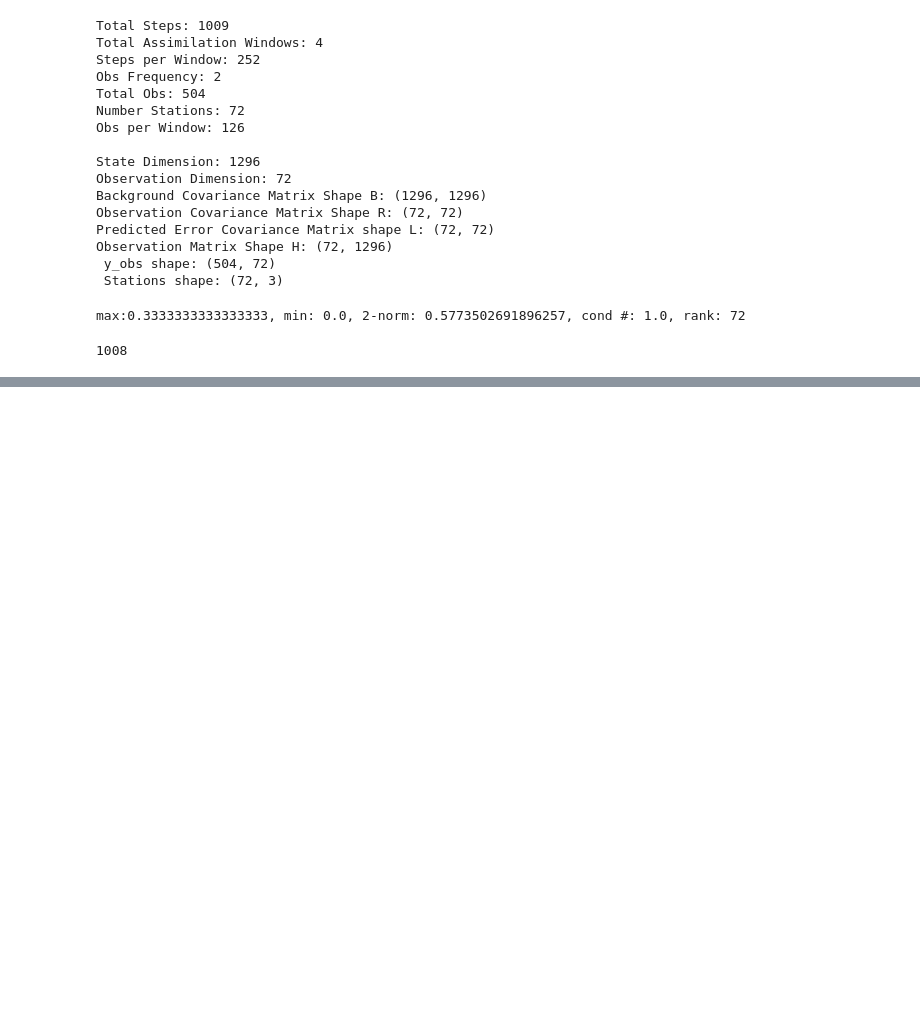
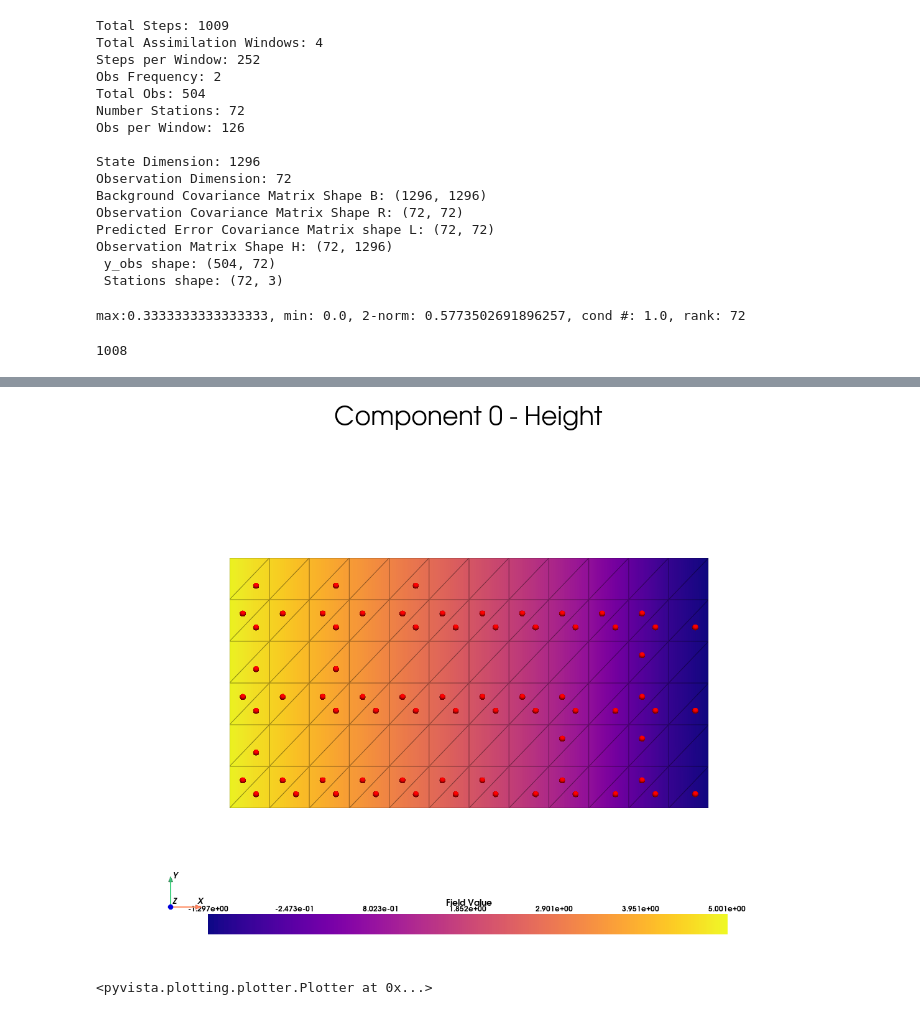
Before and after one commit to rspence821505/SWEMniCS, a Jupyter notebook: examples/sloped_ beach_4dvar.ipynb, the cells around one changed output, grey strips where cells are left out. Drawn from its saved outputs; the diff is of its cells as text; code cells hidden in the pictures; blank space fills up the shorter version.

```diff
--- a/examples/sloped_ beach_4dvar.ipynb
+++ b/examples/sloped_ beach_4dvar.ipynb
@@ -333,0 +676,13 @@ plot_simulation_results(true_signal, bayes_analysis, y_obs, hb, problem_params,
+# %%
+plot_mixed_function_enhanced(prob.mesh,
+                    true_signal.V,
+                    true_signal.u,
+                    component=0,
+                    title="Height",
+                    stations=stations,
+                    cmap='plasma',
+                    style='scientific'
+                    )
+# %% [output]
+[figure, added]
+<pyvista.plotting.plotter.Plotter at 0x...>
```
Also changed, not shown: parts of 12 cells of this notebook, 2 other files.
